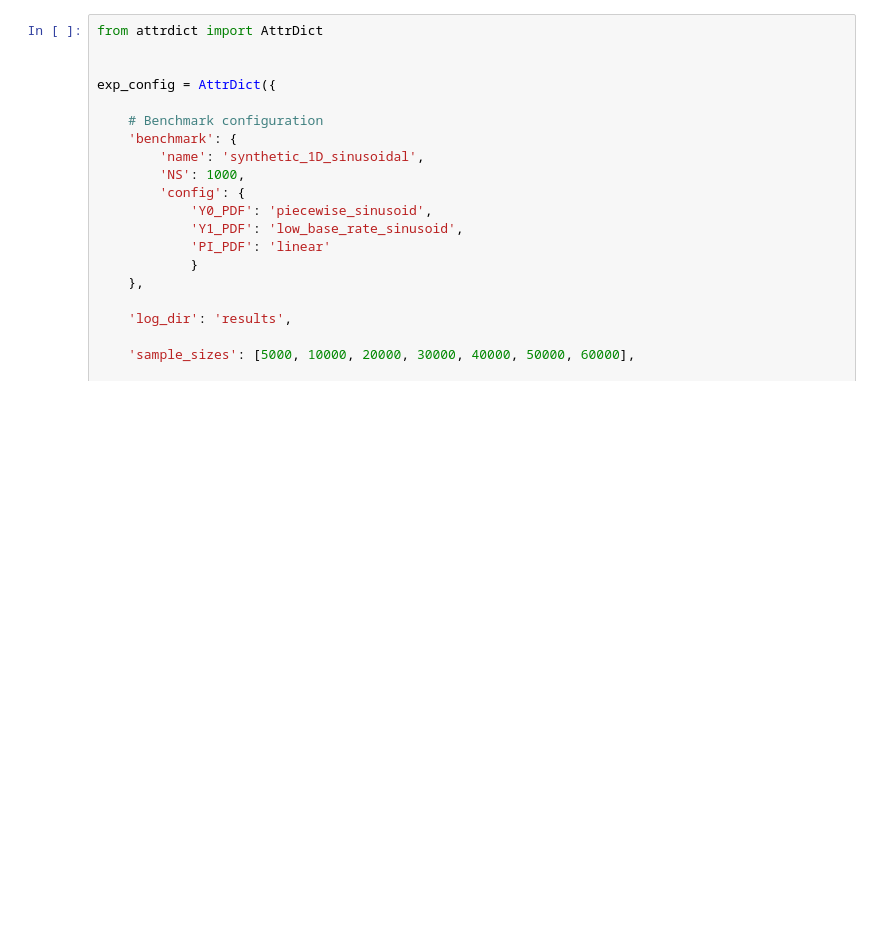
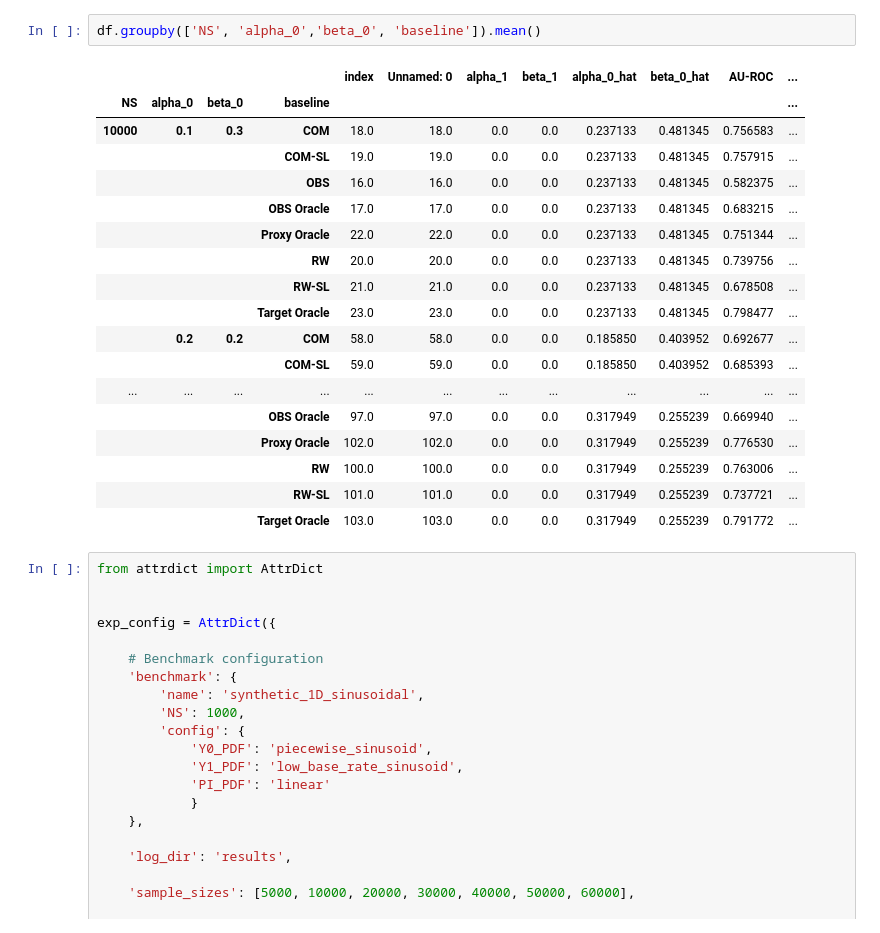
Before and after one commit to lguerdan/counterfactual-decision-support, a Jupyter notebook: notebook_development.ipynb, the cells around one changed output. Saved outputs shown, nothing was run; the diff lists cells and outputs as text; blank space fills up the shorter version.

```diff
--- a/notebook_development.ipynb
+++ b/notebook_development.ipynb
@@ -22,3 +39,24 @@ sns.lineplot(data=df, x="NS", y="ACC", hue='baseline', ci=95, marker='o')
+# %%
+df.groupby(['NS', 'alpha_0','beta_0', 'baseline']).mean()
+# %% [output]
+|  |  |  |  | index | Unnamed: 0 | alpha_1 | beta_1 | alpha_0_hat | beta_0_hat | AU-ROC | ... |
+| NS | alpha_0 | beta_0 | baseline |  |  |  |  |  |  |  | ... |
+| 10000 | 0.1 | 0.3 | COM | 18.0 | 18.0 | 0.0 | 0.0 | 0.237133 | 0.481345 | 0.756583 | ... |
+|  |  |  | COM-SL | 19.0 | 19.0 | 0.0 | 0.0 | 0.237133 | 0.481345 | 0.757915 | ... |
+|  |  |  | OBS | 16.0 | 16.0 | 0.0 | 0.0 | 0.237133 | 0.481345 | 0.582375 | ... |
+|  |  |  | OBS Oracle | 17.0 | 17.0 | 0.0 | 0.0 | 0.237133 | 0.481345 | 0.683215 | ... |
+|  |  |  | Proxy Oracle | 22.0 | 22.0 | 0.0 | 0.0 | 0.237133 | 0.481345 | 0.751344 | ... |
+|  |  |  | RW | 20.0 | 20.0 | 0.0 | 0.0 | 0.237133 | 0.481345 | 0.739756 | ... |
+|  |  |  | RW-SL | 21.0 | 21.0 | 0.0 | 0.0 | 0.237133 | 0.481345 | 0.678508 | ... |
+|  |  |  | Target Oracle | 23.0 | 23.0 | 0.0 | 0.0 | 0.237133 | 0.481345 | 0.798477 | ... |
+|  | 0.2 | 0.2 | COM | 58.0 | 58.0 | 0.0 | 0.0 | 0.185850 | 0.403952 | 0.692677 | ... |
+|  |  |  | COM-SL | 59.0 | 59.0 | 0.0 | 0.0 | 0.185850 | 0.403952 | 0.685393 | ... |
+| ... | ... | ... | ... | ... | ... | ... | ... | ... | ... | ... | ... |
+|  |  |  | OBS Oracle | 97.0 | 97.0 | 0.0 | 0.0 | 0.317949 | 0.255239 | 0.669940 | ... |
+|  |  |  | Proxy Oracle | 102.0 | 102.0 | 0.0 | 0.0 | 0.317949 | 0.255239 | 0.776530 | ... |
+|  |  |  | RW | 100.0 | 100.0 | 0.0 | 0.0 | 0.317949 | 0.255239 | 0.763006 | ... |
+|  |  |  | RW-SL | 101.0 | 101.0 | 0.0 | 0.0 | 0.317949 | 0.255239 | 0.737721 | ... |
+|  |  |  | Target Oracle | 103.0 | 103.0 | 0.0 | 0.0 | 0.317949 | 0.255239 | 0.791772 | ... |
 # %%
 from attrdict import AttrDict
 
```
Also changed, not shown: parts of 13 cells of this notebook, 7 other files.
